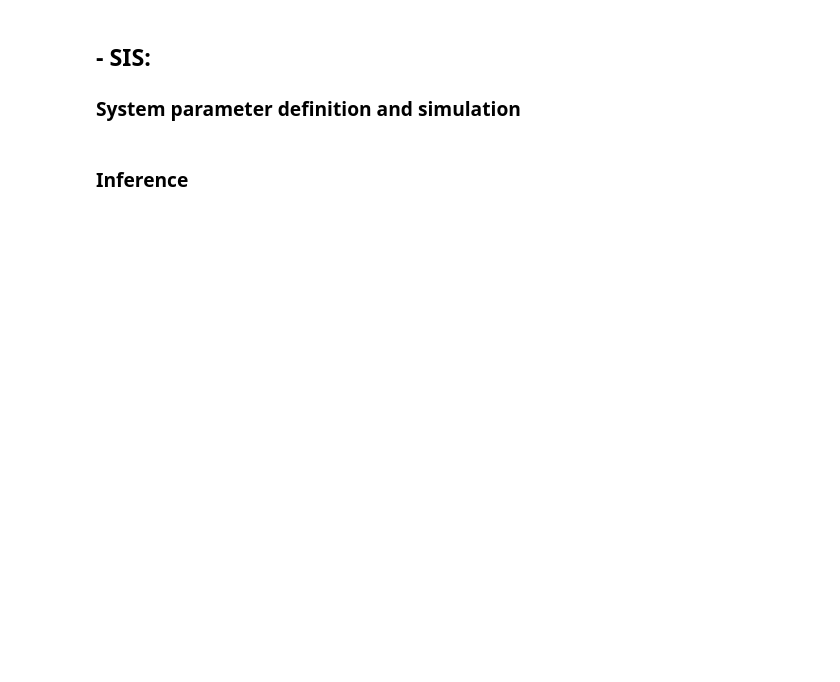
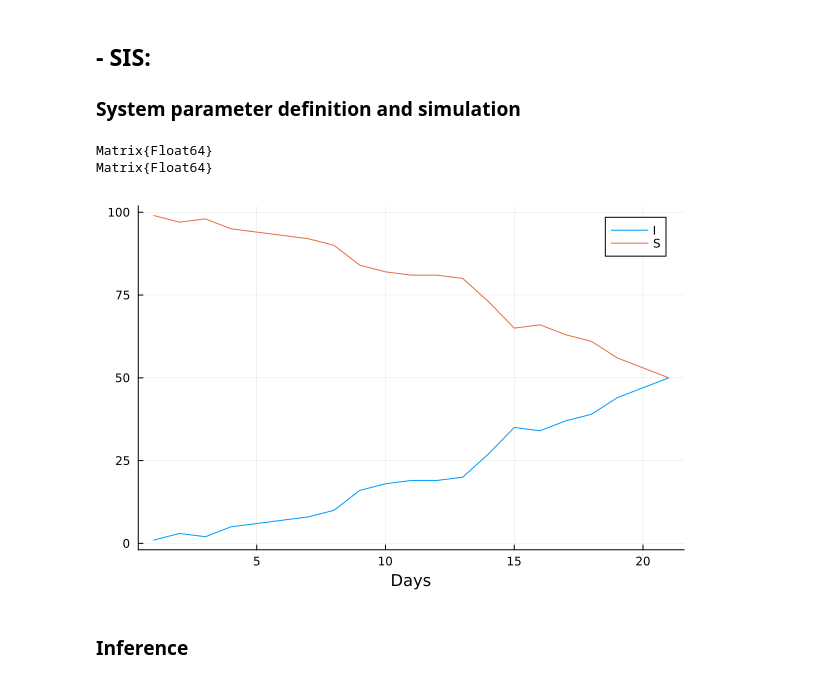
Before and after one commit to Mattiatarabolo/SmallCouplingDynamicCavity.jl, a Jupyter notebook: notebook/Tutorial.ipynb, the cells around one changed output. Cells and saved outputs as stored; diff of their text form; code cells hidden in the pictures; blank space fills up the shorter version.

```diff
--- a/notebook/Tutorial.ipynb
+++ b/notebook/Tutorial.ipynb
@@ -125,57 +121,57 @@ Closest candidates are:
 ### System parameter definition and simulation
 # %%
 # define the constants
-const T::Int = 20 # total time
-const fₚ::Float64 = 0.0 # false-positive rate
-const fₙ::Float64 = 0.0 # false-negative rate
-const γ::Float64 = 1/NV # Patient zero probability
-const λ₀::Float64 = 0.2 # Infection rate
-const r₀::Float64 = 0.1 # Recovery rate
-const Nobs::Int = ceil(NV*.75) # Number of observations
+T::Int = 20 # total time
+fₚ::Float64 = 0.0 # false-positive rate
+fₙ::Float64 = 0.0 # false-negative rate
+γ::Float64 = 1/NV # Patient zero probability
+λ₀::Float64 = 0.2 # Infection rate
+r₀::Float64 = 0.1 # Recovery rate
+ε_autoinf::Float64 = 1e-10 # Self-infection rate
+Nobs::Int = ceil(NV*.75) # Number of observations
 
 # define the observation probability
 function obsprob(Ob::Float64, x::Float64; fₚ::Float64 = fₚ, fₙ::Float64 = fₙ)
     if Ob == 0.0
         return (1-fₚ)*(1-x) + fₙ*x
     elseif  Ob == 1.0
         return fₚ*(1-x) + (1-fₙ)*x
     elseif Ob == -1.0
         return 1.0
     end
 end
 
-# randomly generate the infection probability Matrix
-#λ = zeros(NV, NV, T+1)
-#for e in edges(G)
-#    λ[src(e), dst(e), :] = rand(T+1)
-#    λ[dst(e), src(e), :] = rand(T+1)
-#end
-
 # constant infection probability
 λ = zeros(NV, NV, T+1)
 for e in edges(G)
     λ[src(e), dst(e), :] = ones(T+1) * λ₀
     λ[dst(e), src(e), :] = ones(T+1) * λ₀
 end
 
-# constant recovery rate
-r = ones(NV, T+1).*r₀
+# define de epidemic model
+infectionmodel = SIS(ε_autoinf, r₀, NV, T)
+model = EpidemicModel(infectionmodel, G, T, log.(1 .- λ))
 
 # epidemic simulation
-config = sim_epidemics(G, log.(1 .- λ), T, :SIS, r = r, γ=γ)
+config = sim_epidemics(model, patient_zero=[1])
 
 # generate observations at the last time
 obsmat = ones(nv(G), T+1) * (-1.0)
-for (iₗ, τₗ) in zip(rand(1:nv(G), Nobs), rand(Int(T/2):T+1, Nobs))
+for (iₗ, τₗ) in sample(collect(Iterators.product(1:NV,ceil(Int,T*.5):T+1)), Nobs, replace = false)
     obsmat[iₗ, τₗ] = config[iₗ, τₗ]
 end
 
-isource = findall(x->x==1.0, config[:,1])
+# insert the observations into the model structure
+model.obsmat .= obsmat
 
 # infected individuals over time
 nrI = dropdims(sum(map(x->Float64(x==1.0),config), dims = 1), dims = 1)
 nrS = dropdims(sum(map(x->Float64(x==0.0),config), dims = 1), dims = 1)
 plot([nrI nrS], xlabel = "Days", ylabel = "", label = ["I" "S"])
+# %% [output]
+Matrix{Float64}
+Matrix{Float64}
+[figure, added]
 # %% [markdown]
 ### Inference
 # %%
```
Also changed, not shown: parts of 8 cells of this notebook, 10 other files.
